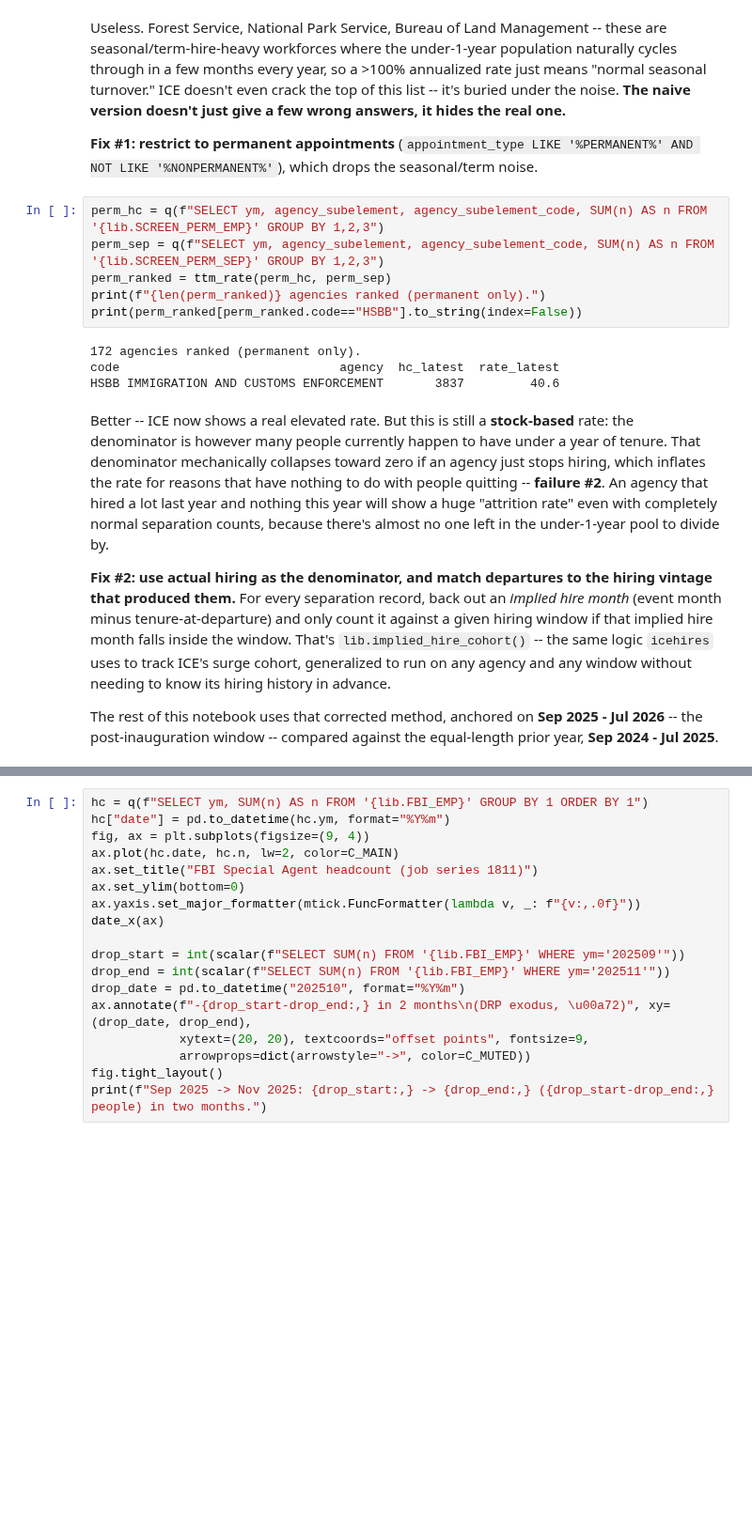
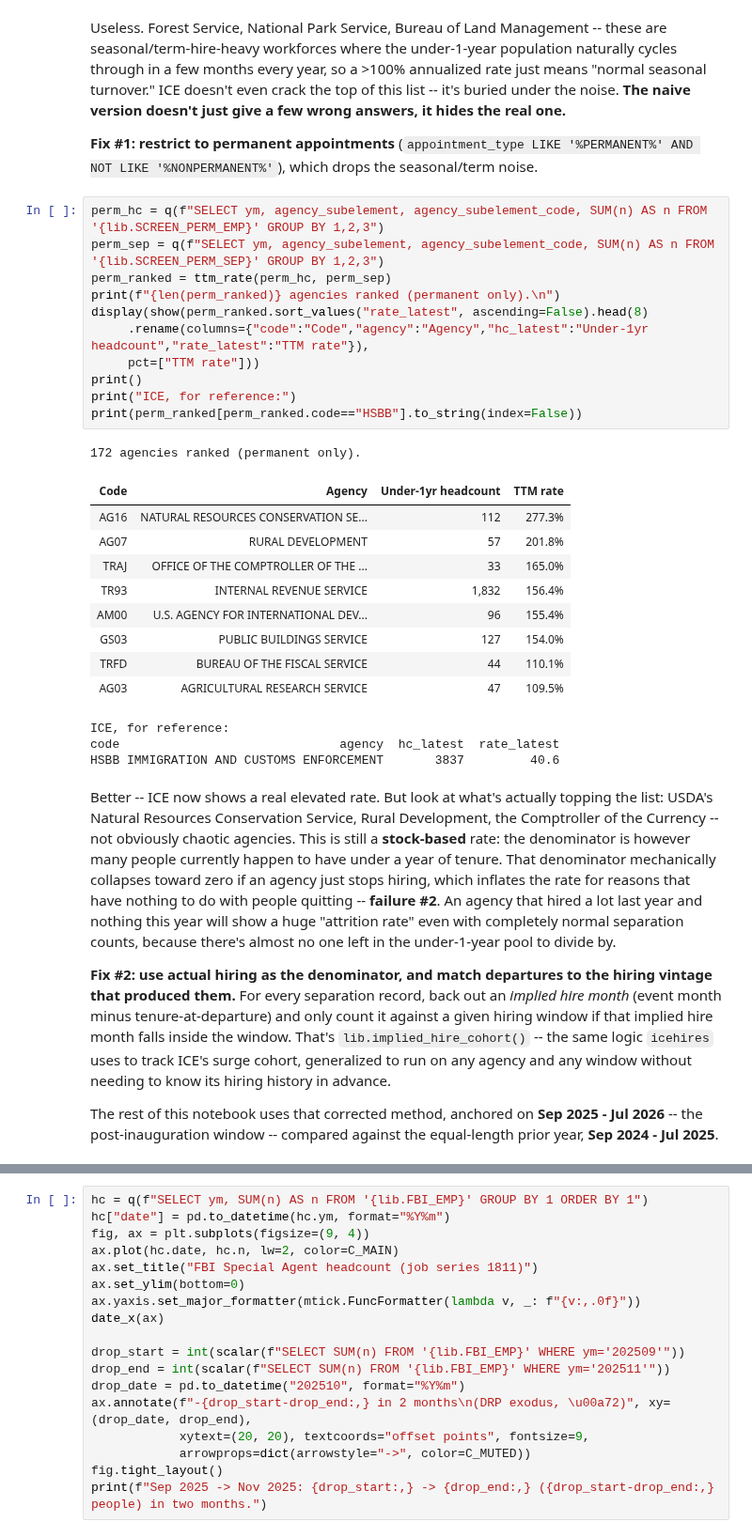
Before and after one commit to abigailhaddad/attrition-screen, a Jupyter notebook: attrition_screen.ipynb, the cells around one changed output, grey strips where cells are left out. Shown at 94% size. Cells and saved outputs as stored; diff of their text form; blank space fills up the shorter version.

```diff
--- a/attrition_screen.ipynb
+++ b/attrition_screen.ipynb
@@ -142,20 +142,37 @@ a few wrong answers, it hides the real one.**
 # %%
 perm_hc = q(f"SELECT ym, agency_subelement, agency_subelement_code, SUM(n) AS n FROM '{lib.SCREEN_PERM_EMP}' GROUP BY 1,2,3")
 perm_sep = q(f"SELECT ym, agency_subelement, agency_subelement_code, SUM(n) AS n FROM '{lib.SCREEN_PERM_SEP}' GROUP BY 1,2,3")
 perm_ranked = ttm_rate(perm_hc, perm_sep)
-print(f"{len(perm_ranked)} agencies ranked (permanent only).")
+print(f"{len(perm_ranked)} agencies ranked (permanent only).\n")
+display(show(perm_ranked.sort_values("rate_latest", ascending=False).head(8)
+     .rename(columns={"code":"Code","agency":"Agency","hc_latest":"Under-1yr headcount","rate_latest":"TTM rate"}),
+     pct=["TTM rate"]))
+print()
+print("ICE, for reference:")
 print(perm_ranked[perm_ranked.code=="HSBB"].to_string(index=False))
 # %% [output]
 172 agencies ranked (permanent only).
-code                              agency  hc_latest  rate_latest
-HSBB IMMIGRATION AND CUSTOMS ENFORCEMENT       3837         40.6
+| Code | Agency | Under-1yr headcount | TTM rate |
+| AG16 | NATURAL RESOURCES CONSERVATION SE... | 112 | 277.3% |
+| AG07 | RURAL DEVELOPMENT | 57 | 201.8% |
+| TRAJ | OFFICE OF THE COMPTROLLER OF THE ... | 33 | 165.0% |
+| TR93 | INTERNAL REVENUE SERVICE | 1,832 | 156.4% |
+| AM00 | U.S. AGENCY FOR INTERNATIONAL DEV... | 96 | 155.4% |
+| GS03 | PUBLIC BUILDINGS SERVICE | 127 | 154.0% |
+| TRFD | BUREAU OF THE FISCAL SERVICE | 44 | 110.1% |
+| AG03 | AGRICULTURAL RESEARCH SERVICE | 47 | 109.5% |
+ICE, for reference:
+code                              agency  hc_latest  rate_latest
+HSBB IMMIGRATION AND CUSTOMS ENFORCEMENT       3837         40.6
 # %% [markdown]
-Better -- ICE now shows a real elevated rate. But this is still a **stock-based** rate: the
-denominator is however many people currently happen to have under a year of tenure. That denominator
-mechanically collapses toward zero if an agency just stops hiring, which inflates the rate for reasons
-that have nothing to do with people quitting -- **failure #2**. An agency that hired a lot last year
-and nothing this year will show a huge "attrition rate" even with completely normal separation counts,
-because there's almost no one left in the under-1-year pool to divide by.
+Better -- ICE now shows a real elevated rate. But look at what's actually topping the list: USDA's
+Natural Resources Conservation Service, Rural Development, the Comptroller of the Currency -- not
+obviously chaotic agencies. This is still a **stock-based** rate: the denominator is however many
+people currently happen to have under a year of tenure. That denominator mechanically collapses
+toward zero if an agency just stops hiring, which inflates the rate for reasons that have nothing to
+do with people quitting -- **failure #2**. An agency that hired a lot last year and nothing this year
+will show a huge "attrition rate" even with completely normal separation counts, because there's
+almost no one left in the under-1-year pool to divide by.
 
 **Fix #2: use actual hiring as the denominator, and match departures to the hiring vintage that
 produced them.** For every separation record, back out an *implied hire month* (event month minus
```
Also changed, not shown: parts of 6 cells of this notebook, 2 other files.
